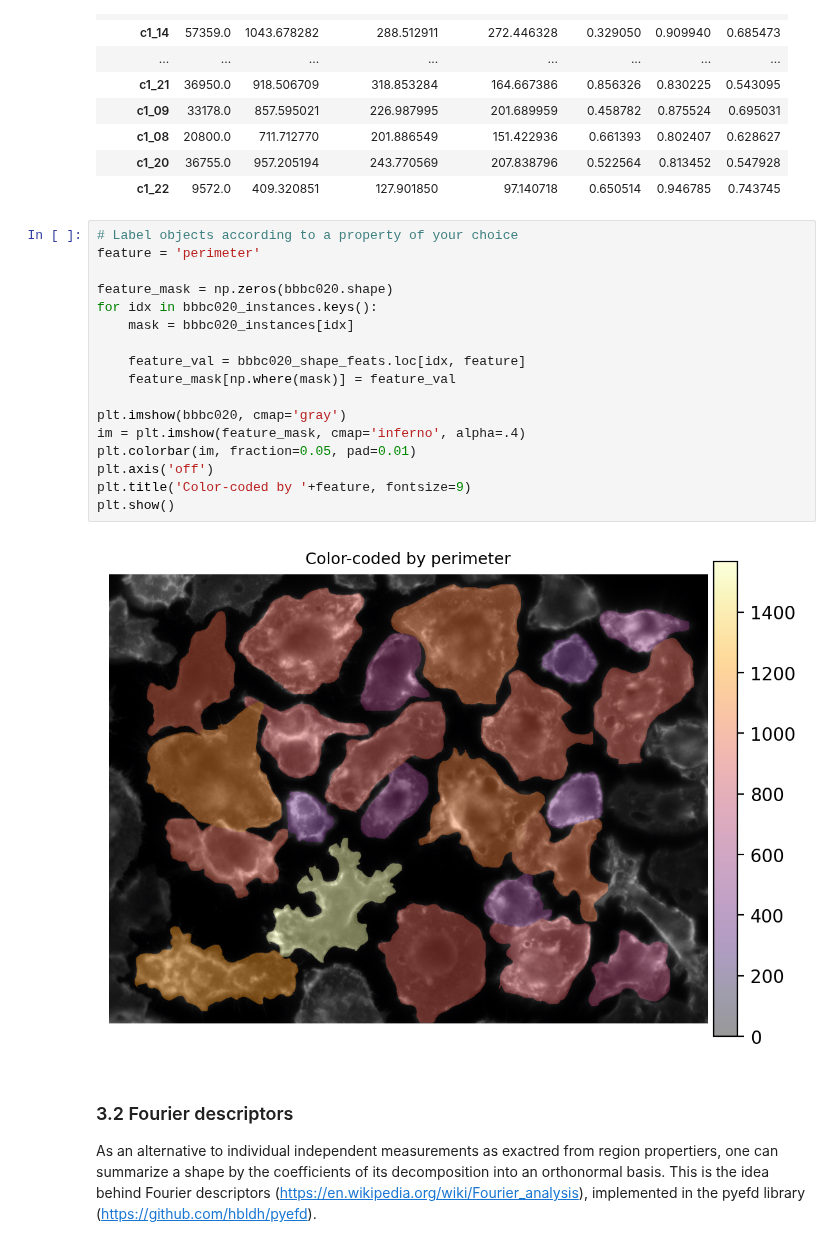
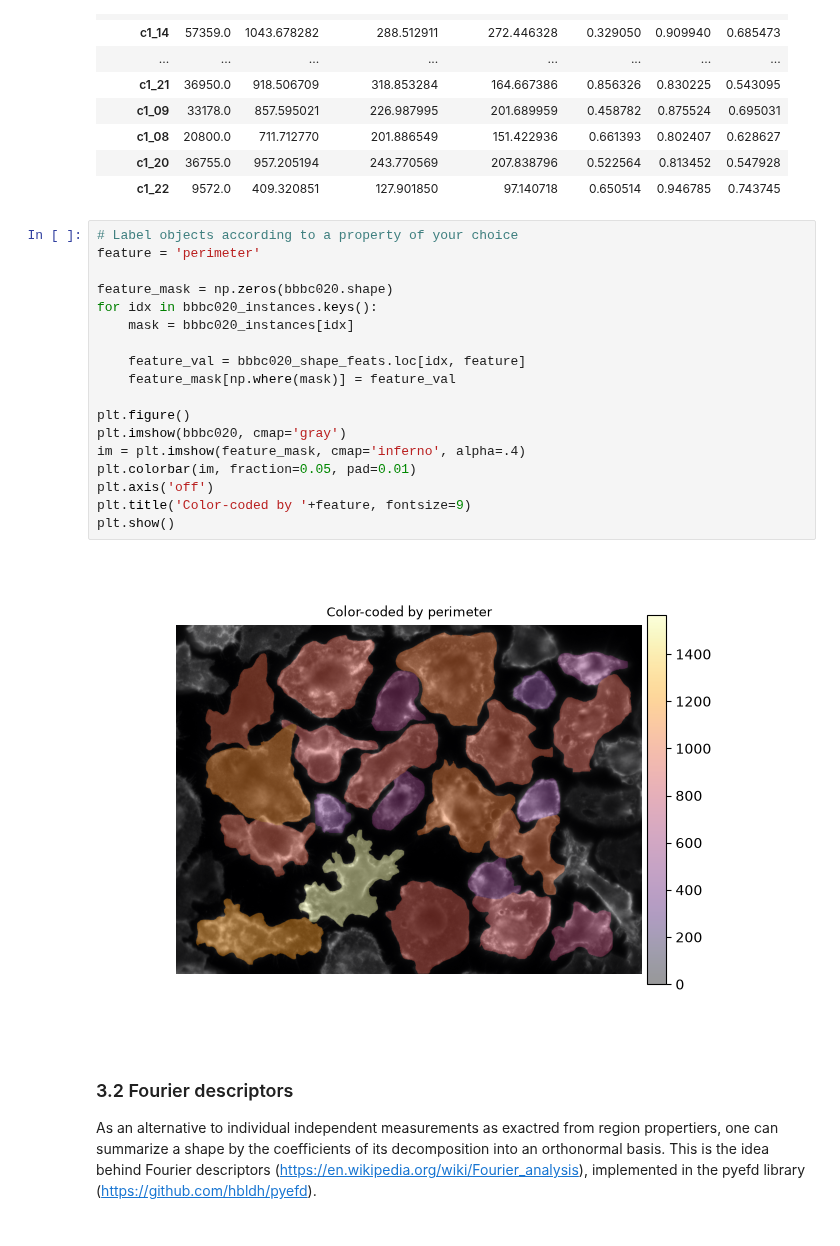
Before and after one commit to uhlmanngroup/imagequantification101, a Jupyter notebook: solutions/[Solution] 3 - Quantification.ipynb, the cells around one changed output. Saved outputs shown, nothing was run; the diff lists cells and outputs as text.

```diff
--- a/solutions/[Solution] 3 - Quantification.ipynb
+++ b/solutions/[Solution] 3 - Quantification.ipynb
@@ -265,22 +265,23 @@ display(bbbc020_shape_feats)
 # %%
 # Label objects according to a property of your choice
 feature = 'perimeter'
 
 feature_mask = np.zeros(bbbc020.shape)
 for idx in bbbc020_instances.keys():
     mask = bbbc020_instances[idx]
 
     feature_val = bbbc020_shape_feats.loc[idx, feature]
     feature_mask[np.where(mask)] = feature_val
 
+plt.figure()
 plt.imshow(bbbc020, cmap='gray')
 im = plt.imshow(feature_mask, cmap='inferno', alpha=.4)
 plt.colorbar(im, fraction=0.05, pad=0.01)
 plt.axis('off')
 plt.title('Color-coded by '+feature, fontsize=9)
 plt.show()
 # %% [output]
-[figure, old version]
+[figure, new version]
 # %% [markdown]
 ### 3.2 Fourier descriptors
 
```
Also changed, not shown: parts of 7 cells of this notebook, 6 other files.
